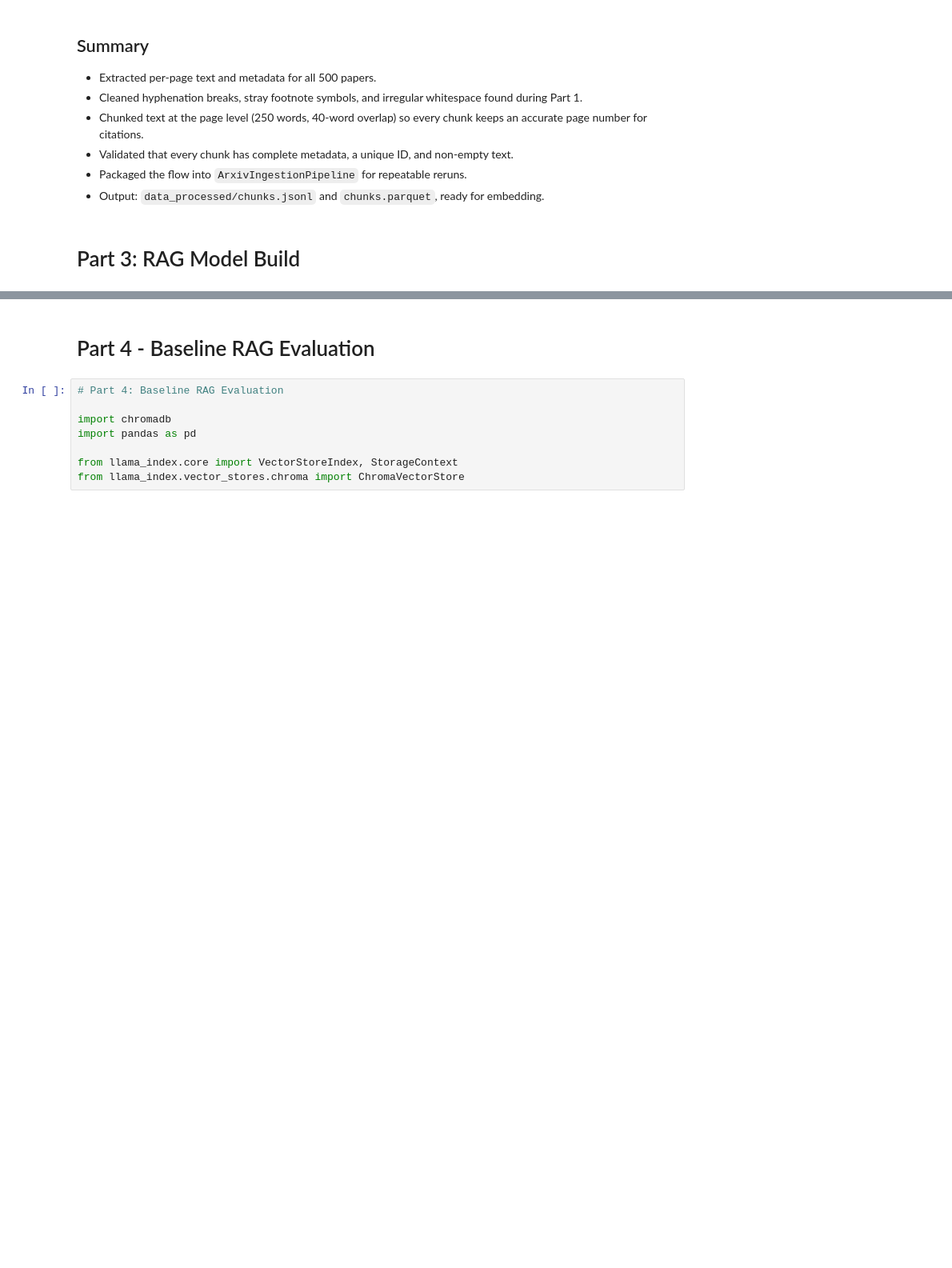
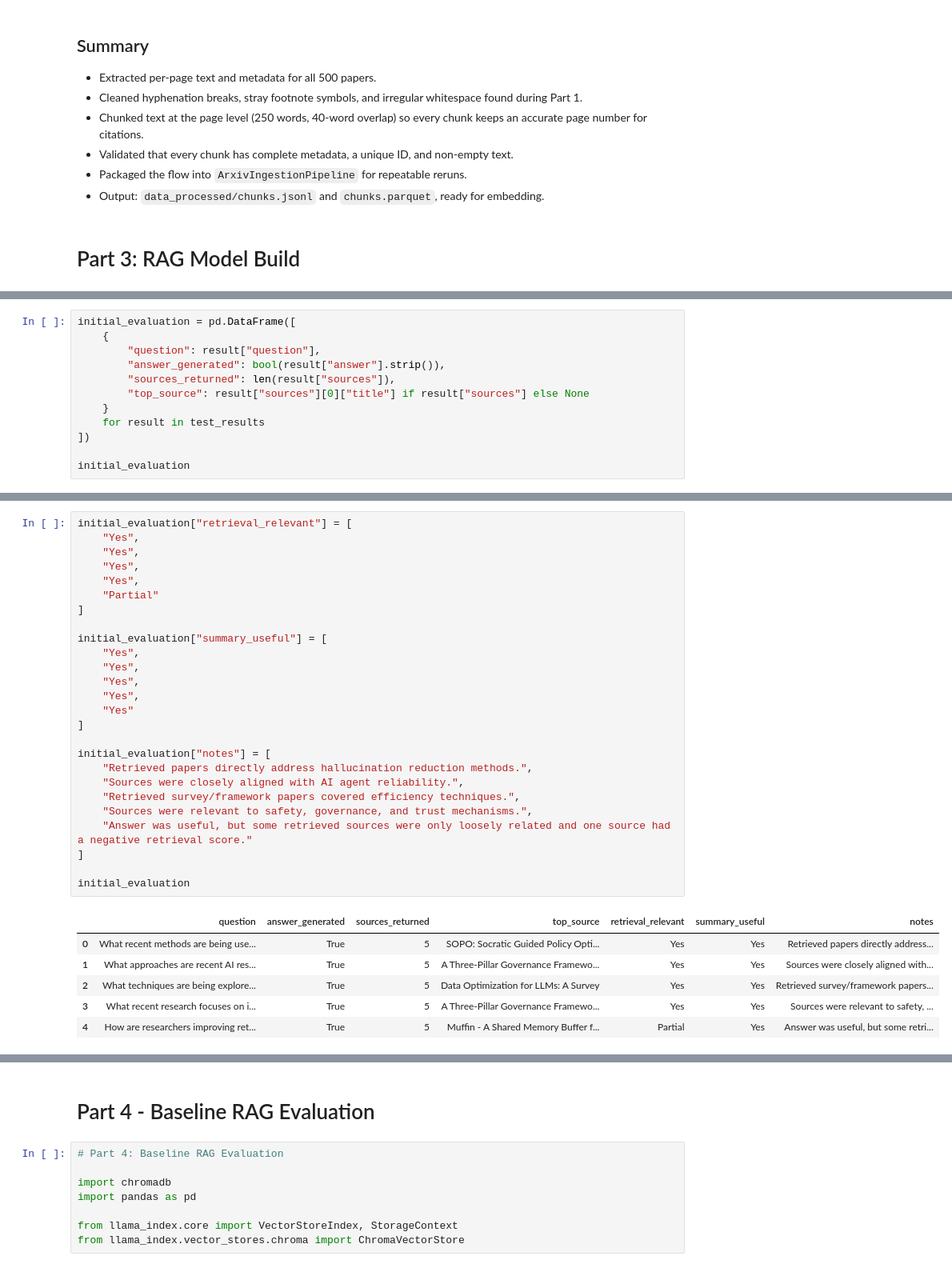
Before and after one commit to Break-Through-Tech/KPMG-1K-ai-research-intelligence-agent-for-business-insight-translation, a Jupyter notebook: notebooks/01_data_assessment.ipynb, the cells around one changed output, grey strips where cells are left out. Shown at 80% size. Drawn from its saved outputs; the diff is of its cells as text; blank space fills up the shorter version.

```diff
--- a/notebooks/01_data_assessment.ipynb
+++ b/notebooks/01_data_assessment.ipynb
@@ -610,0 +770,12 @@ RESPONSE:
+# %%
+initial_evaluation = pd.DataFrame([
+    {
+        "question": result["question"],
+        "answer_generated": bool(result["answer"].strip()),
+        "sources_returned": len(result["sources"]),
+        "top_source": result["sources"][0]["title"] if result["sources"] else None
+    }
+    for result in test_results
+])
+
+initial_evaluation
@@ -610,0 +789,33 @@ RESPONSE:
+# %%
+initial_evaluation["retrieval_relevant"] = [
+    "Yes",
+    "Yes",
+    "Yes",
+    "Yes",
+    "Partial"
+]
+
+initial_evaluation["summary_useful"] = [
+    "Yes",
+    "Yes",
+    "Yes",
+    "Yes",
+    "Yes"
+]
+
+initial_evaluation["notes"] = [
+    "Retrieved papers directly address hallucination reduction methods.",
+    "Sources were closely aligned with AI agent reliability.",
+    "Retrieved survey/framework papers covered efficiency techniques.",
+    "Sources were relevant to safety, governance, and trust mechanisms.",
+    "Answer was useful, but some retrieved sources were only loosely related and one source had a negative retrieval score."
+]
+
+initial_evaluation
+# %% [output]
+|  | question | answer_generated | sources_returned | top_source | retrieval_relevant | summary_useful | notes |
+| 0 | What recent methods are being use... | True | 5 | SOPO: Socratic Guided Policy Opti... | Yes | Yes | Retrieved papers directly address... |
+| 1 | What approaches are recent AI res... | True | 5 | A Three-Pillar Governance Framewo... | Yes | Yes | Sources were closely aligned with... |
+| 2 | What techniques are being explore... | True | 5 | Data Optimization for LLMs: A Survey | Yes | Yes | Retrieved survey/framework papers... |
+| 3 | What recent research focuses on i... | True | 5 | A Three-Pillar Governance Framewo... | Yes | Yes | Sources were relevant to safety, ... |
+| 4 | How are researchers improving ret... | True | 5 | Muffin - A Shared Memory Buffer f... | Partial | Yes | Answer was useful, but some retri... |
```
Also changed, not shown: parts of 22 cells of this notebook, 1 other file.
